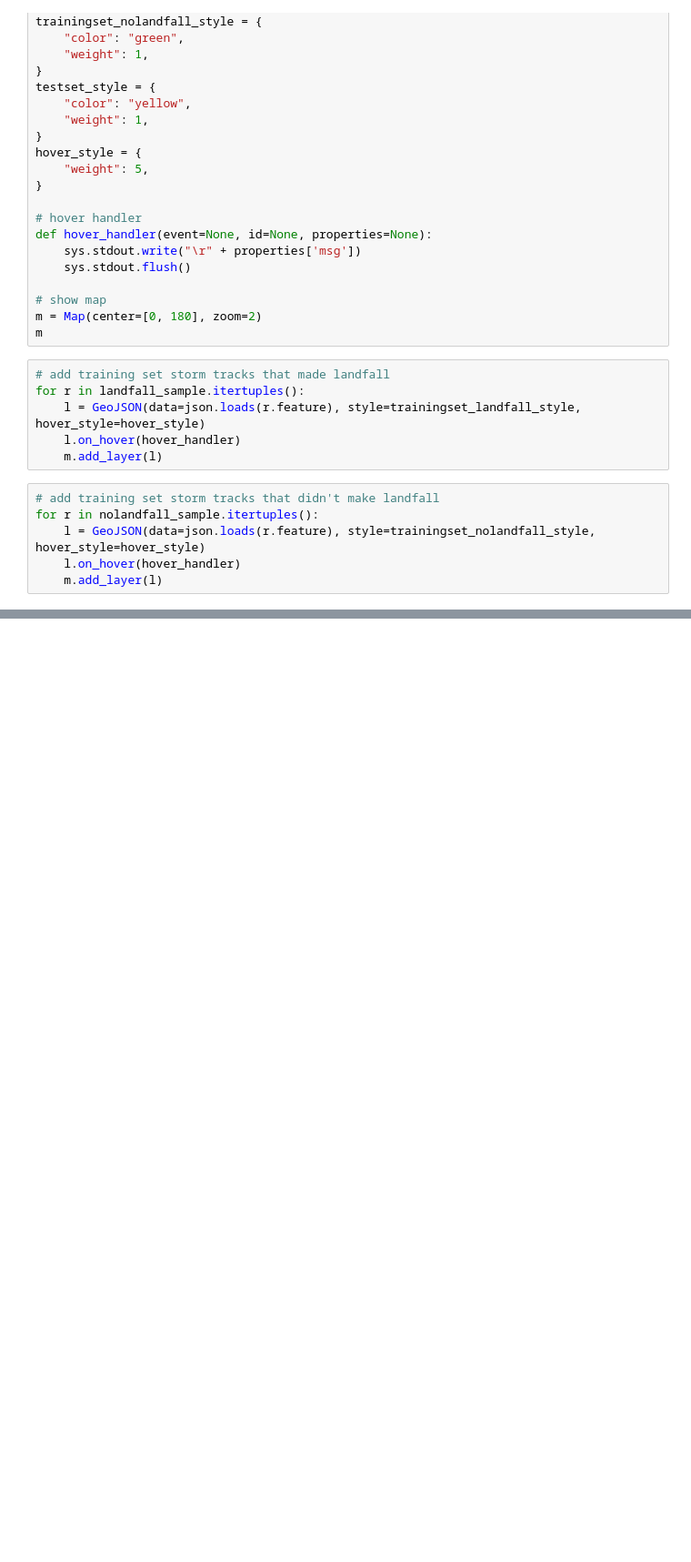
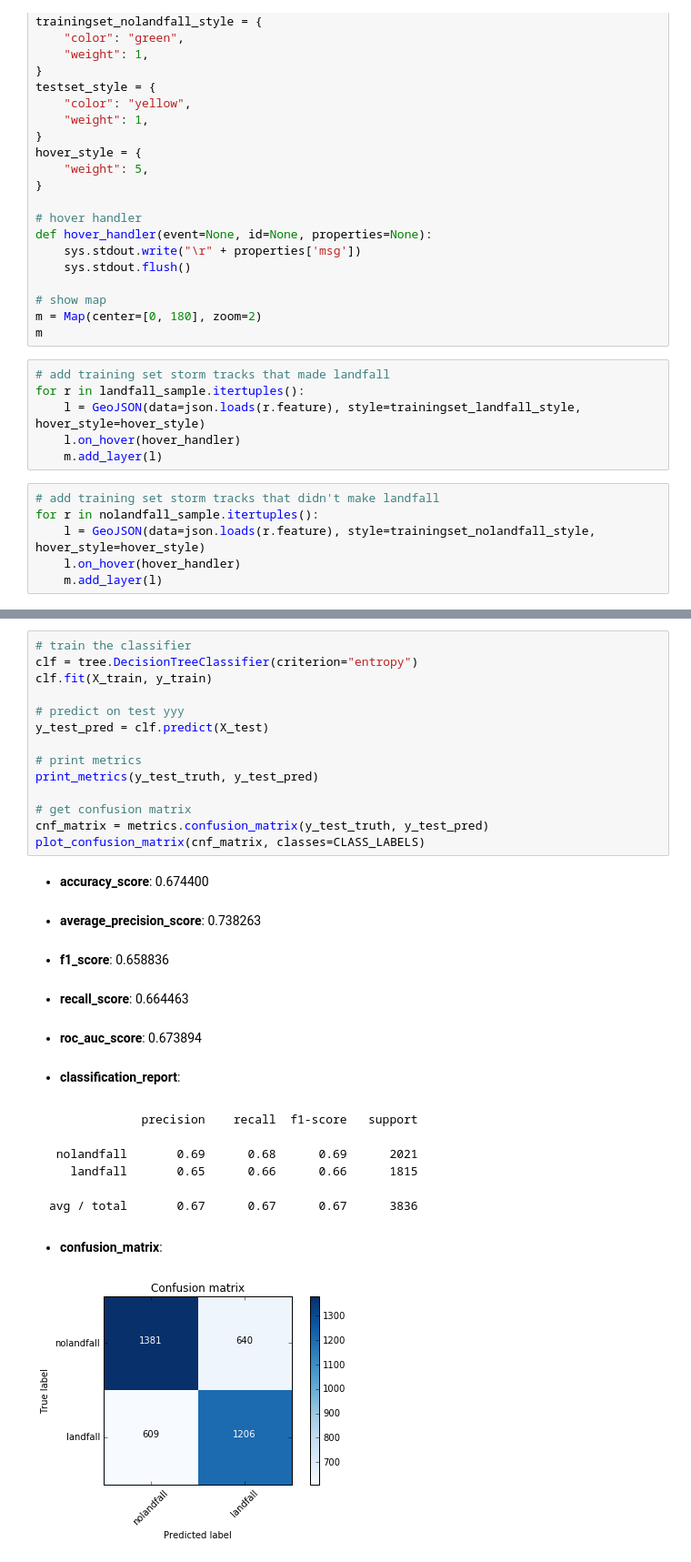
Before and after one commit to pymonger/tropicalstorm-ml-analysis, a Jupyter notebook: Will a tropical storm make landfall?.ipynb, the cells around one changed output, grey strips where cells are left out. Shown at 91% size. Drawn from its saved outputs; the diff is of its cells as text; blank space fills up the shorter version.

```diff
--- a/Will a tropical storm make landfall?.ipynb
+++ b/Will a tropical storm make landfall?.ipynb
@@ -511,0 +656,24 @@ for r in nolandfall_sample.itertuples():
+# %%
+# train the classifier
+clf = tree.DecisionTreeClassifier(criterion="entropy")
+clf.fit(X_train, y_train)
+
+# predict on test yyy
+y_test_pred = clf.predict(X_test)
+
+# print metrics
+print_metrics(y_test_truth, y_test_pred)
+
+# get confusion matrix
+cnf_matrix = metrics.confusion_matrix(y_test_truth, y_test_pred)
+plot_confusion_matrix(cnf_matrix, classes=CLASS_LABELS)
+# %% [output]
+* **accuracy_score**: 0.674400
+* **average_precision_score**: 0.738263
+* **f1_score**: 0.658836
+* **recall_score**: 0.664463
+* **roc_auc_score**: 0.673894
+* **classification_report**:
+precision recall f1-score support nolandfall 0.69 0.68 0.69 2021 landfall 0.65 0.66 0.66 1815 avg / total 0.67 0.67 0.67 3836
+* **confusion_matrix**:
+[figure, added]
```
Also changed, not shown: parts of 14 cells of this notebook, 8 other files.
